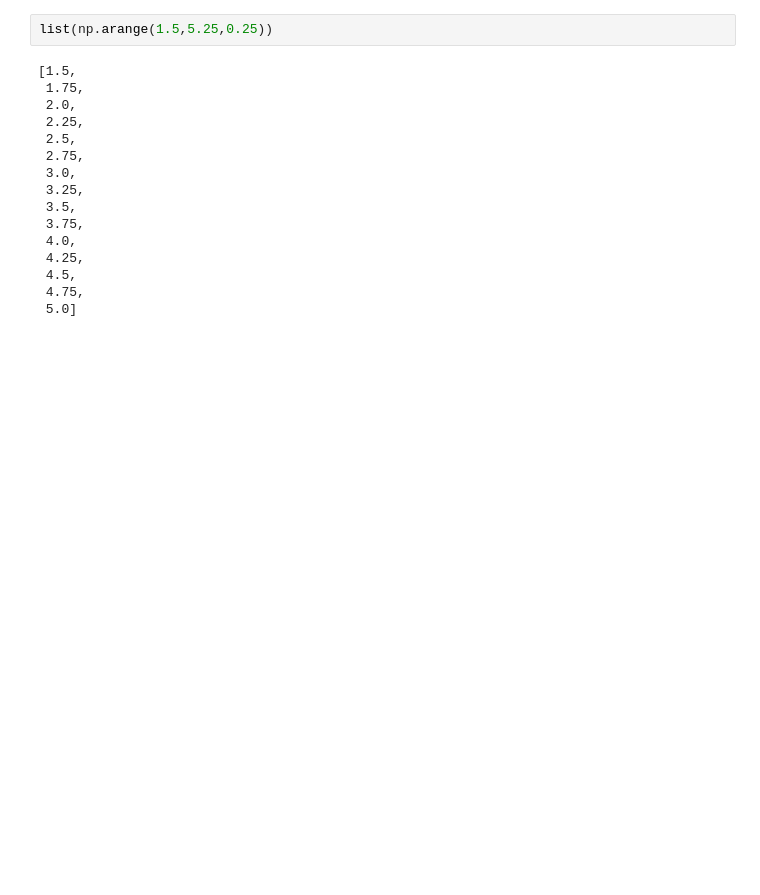
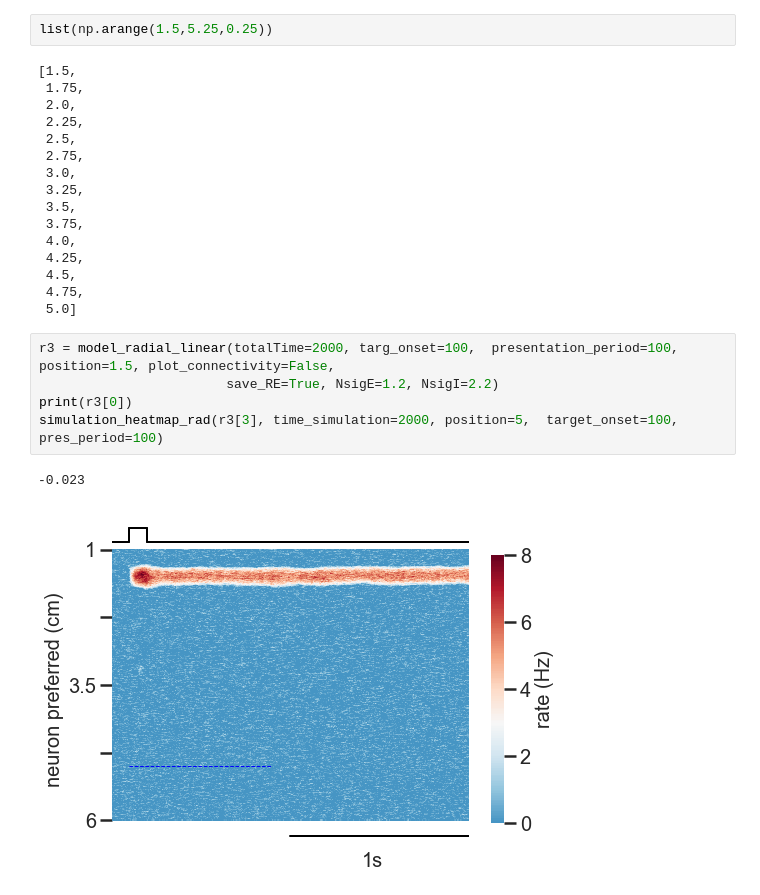
Before and after one commit to davidbestue/interference_topography, a Jupyter notebook: simulations/model/radial/Examples_linear.ipynb, the cells around one changed output. Drawn from its saved outputs; the diff is of its cells as text; blank space fills up the shorter version.

```diff
--- a/simulations/model/radial/Examples_linear.ipynb
+++ b/simulations/model/radial/Examples_linear.ipynb
@@ -43,3 +43,11 @@ list(np.arange(1.5,5.25,0.25))
  4.5,
  4.75,
  5.0]
+# %%
+r3 = model_radial_linear(totalTime=2000, targ_onset=100,  presentation_period=100, position=1.5, plot_connectivity=False,
+                        save_RE=True, NsigE=1.2, NsigI=2.2)
+print(r3[0])
+simulation_heatmap_rad(r3[3], time_simulation=2000, position=5,  target_onset=100, pres_period=100)
+# %% [output]
+-0.023
+[figure, added]
```
Also changed, not shown: 1 other file.
